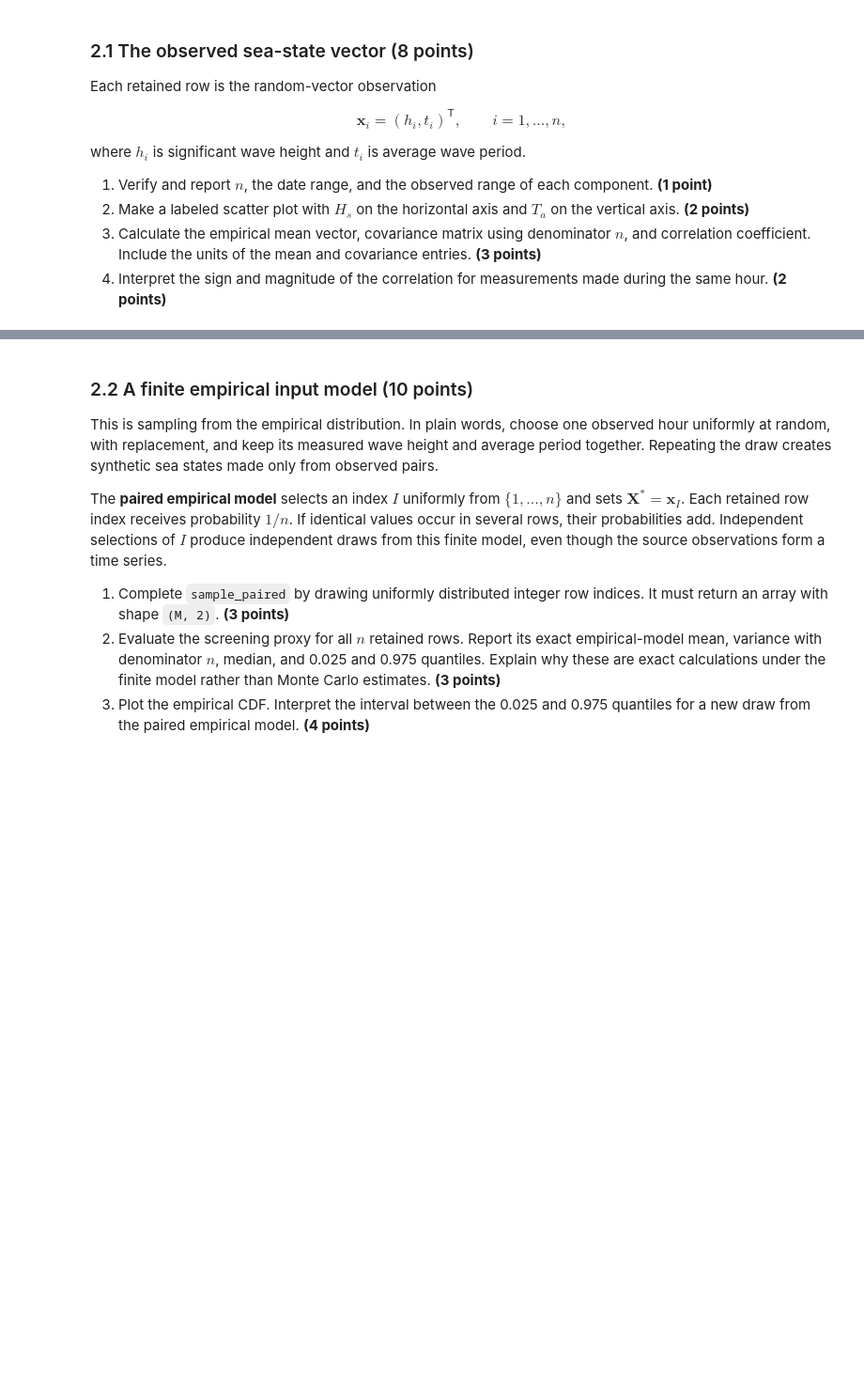
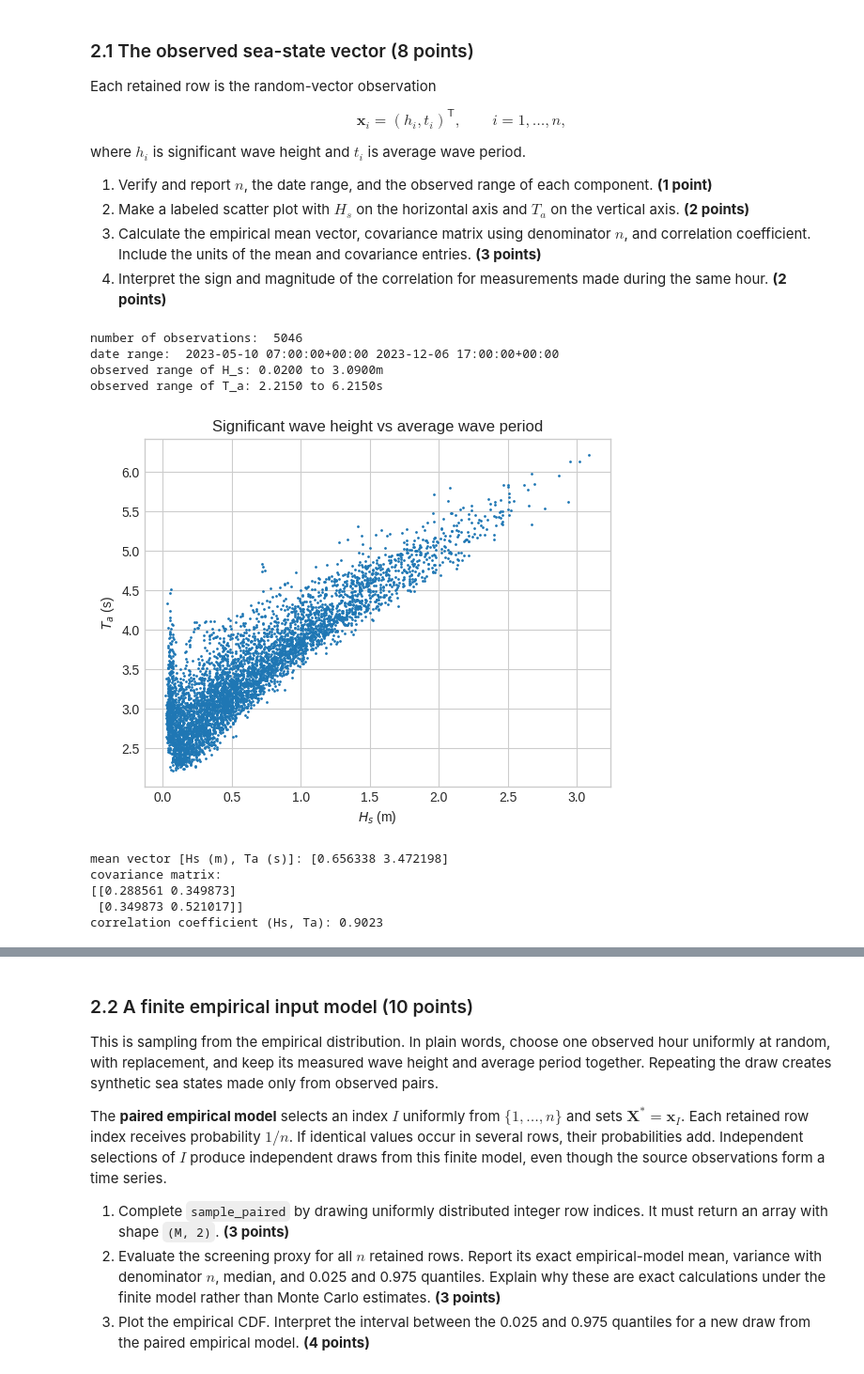
Before and after one commit to Harishteja/ML, a Jupyter notebook: lecturebook/homework/homework-02.ipynb, the cells around one changed output, grey strips where cells are left out. Shown at 94% size. Saved outputs shown, nothing was run; the diff lists cells and outputs as text; code cells hidden in the pictures; blank space fills up the shorter version.

```diff
--- a/lecturebook/homework/homework-02.ipynb
+++ b/lecturebook/homework/homework-02.ipynb
@@ -1230,6 +1232,40 @@ where $h_i$ is significant wave height and $t_i$ is average wave period.
    during the same hour. **(2 points)**
 # %%
 # Calculate the requested summaries and make the scatter plot.
-# YOUR CODE HERE
+# YOUR CODE
+print(f"number of observations: ",len(sea_states))
+print(f"date range: ",timestamps.iloc[0],timestamps.iloc[-1])
+min_Hs = np.min(sea_states[:,0])
+max_Hs = np.max(sea_states[:,0])
+min_Ta = np.min(sea_states[:,1])
+max_Ta = np.max(sea_states[:,1])
+print(f"observed range of H_s: {min_Hs:.4f} to {max_Hs:.4f}m")
+print(f"observed range of T_a: {min_Ta:.4f} to {max_Ta:.4f}s")
+
+plt.scatter(sea_states[:,0], sea_states[:,1], s=1)
+
+plt.xlabel(r"$H_s$ (m)")
+plt.ylabel(r"$T_a$ (s)")
+plt.title("Significant wave height vs average wave period")
+plt.show()
+
+Emperical_mean = np.mean(sea_states, axis=0)
+Emperical_cov_matrix = np.cov(sea_states, rowvar=False, ddof=0)
+Emperical_corr_matrix = np.corrcoef(sea_states, rowvar=False)
+
+print(f"mean vector [Hs (m), Ta (s)]: {Emperical_mean}")
+print(f"covariance matrix:\n{Emperical_cov_matrix}")
+print(f"correlation coefficient (Hs, Ta): {Emperical_corr_matrix[0,1]:.4f}")
+# %% [output]
+number of observations:  5046
+date range:  2023-05-10 07:00:00+00:00 2023-12-06 17:00:00+00:00
+observed range of H_s: 0.0200 to 3.0900m
+observed range of T_a: 2.2150 to 6.2150s
+[figure, added]
+mean vector [Hs (m), Ta (s)]: [0.656338 3.472198]
+covariance matrix:
+[[0.288561 0.349873]
+ [0.349873 0.521017]]
+correlation coefficient (Hs, Ta): 0.9023
 # %% [markdown]
 > **Response:** Show the requested derivation, or report your results and interpretation, as appropriate.
```
Also changed, not shown: parts of 9 cells of this notebook.
